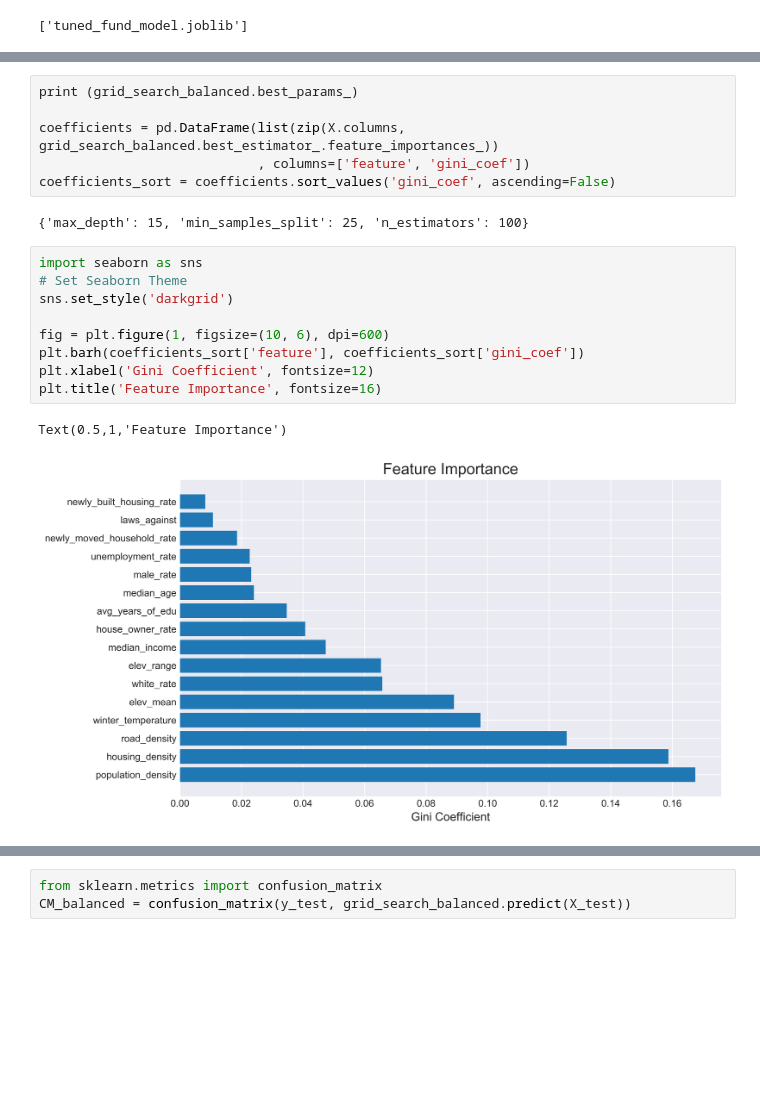
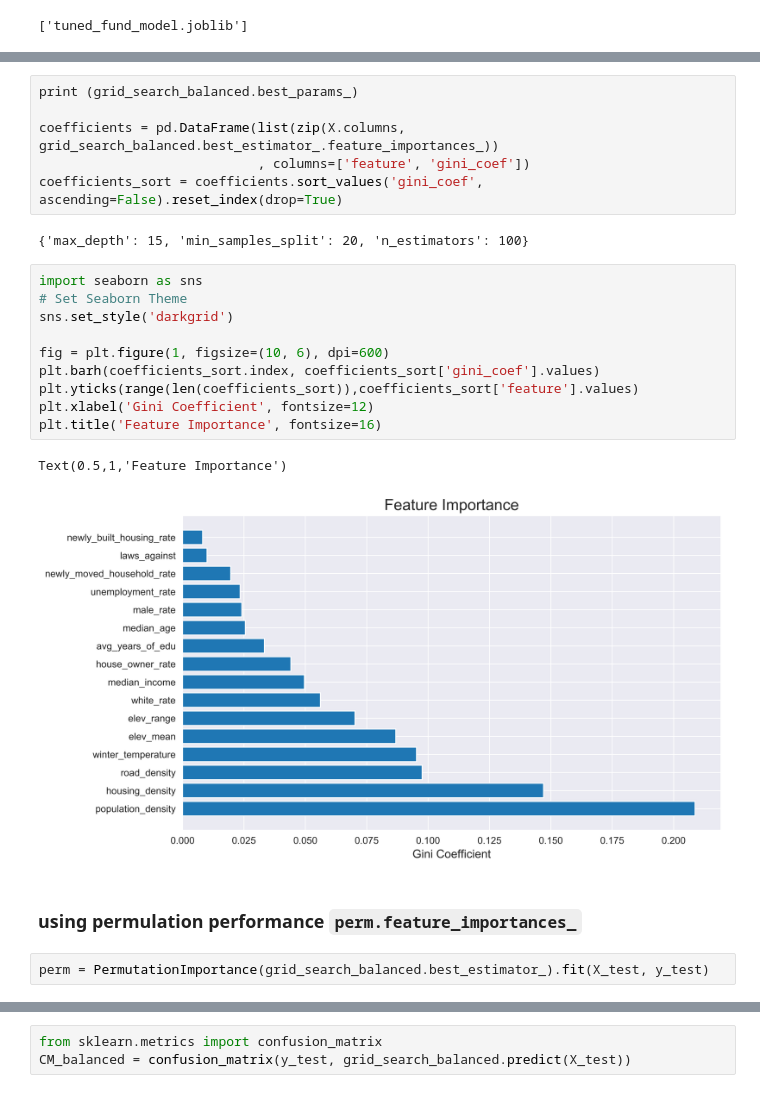
Before and after one commit to fccdsicapstone/data-exploration, a Jupyter notebook: fund_prediction_model.ipynb, the cells around one changed output, grey strips where cells are left out. Cells and saved outputs as stored; diff of their text form; blank space fills up the shorter version.

Commit message:
update feature importance method

```diff
--- a/fund_prediction_model.ipynb
+++ b/fund_prediction_model.ipynb
@@ -186,18 +195,23 @@ print (grid_search_balanced.best_params_)
 
 coefficients = pd.DataFrame(list(zip(X.columns, grid_search_balanced.best_estimator_.feature_importances_))
                             , columns=['feature', 'gini_coef'])
-coefficients_sort = coefficients.sort_values('gini_coef', ascending=False)
+coefficients_sort = coefficients.sort_values('gini_coef', ascending=False).reset_index(drop=True)
 # %% [output]
-{'max_depth': 15, 'min_samples_split': 25, 'n_estimators': 100}
+{'max_depth': 15, 'min_samples_split': 20, 'n_estimators': 100}
 # %%
 import seaborn as sns
 # Set Seaborn Theme
 sns.set_style('darkgrid')
 
 fig = plt.figure(1, figsize=(10, 6), dpi=600)
-plt.barh(coefficients_sort['feature'], coefficients_sort['gini_coef'])
+plt.barh(coefficients_sort.index, coefficients_sort['gini_coef'].values)
+plt.yticks(range(len(coefficients_sort)),coefficients_sort['feature'].values)
 plt.xlabel('Gini Coefficient', fontsize=12)
 plt.title('Feature Importance', fontsize=16)
 # %% [output]
 Text(0.5,1,'Feature Importance')
-[figure, old version]
+[figure, new version]
+# %% [markdown]
+### using permulation performance `perm.feature_importances_`
+# %%
+perm = PermutationImportance(grid_search_balanced.best_estimator_).fit(X_test, y_test)
```
Also changed, not shown: parts of 8 cells of this notebook.
